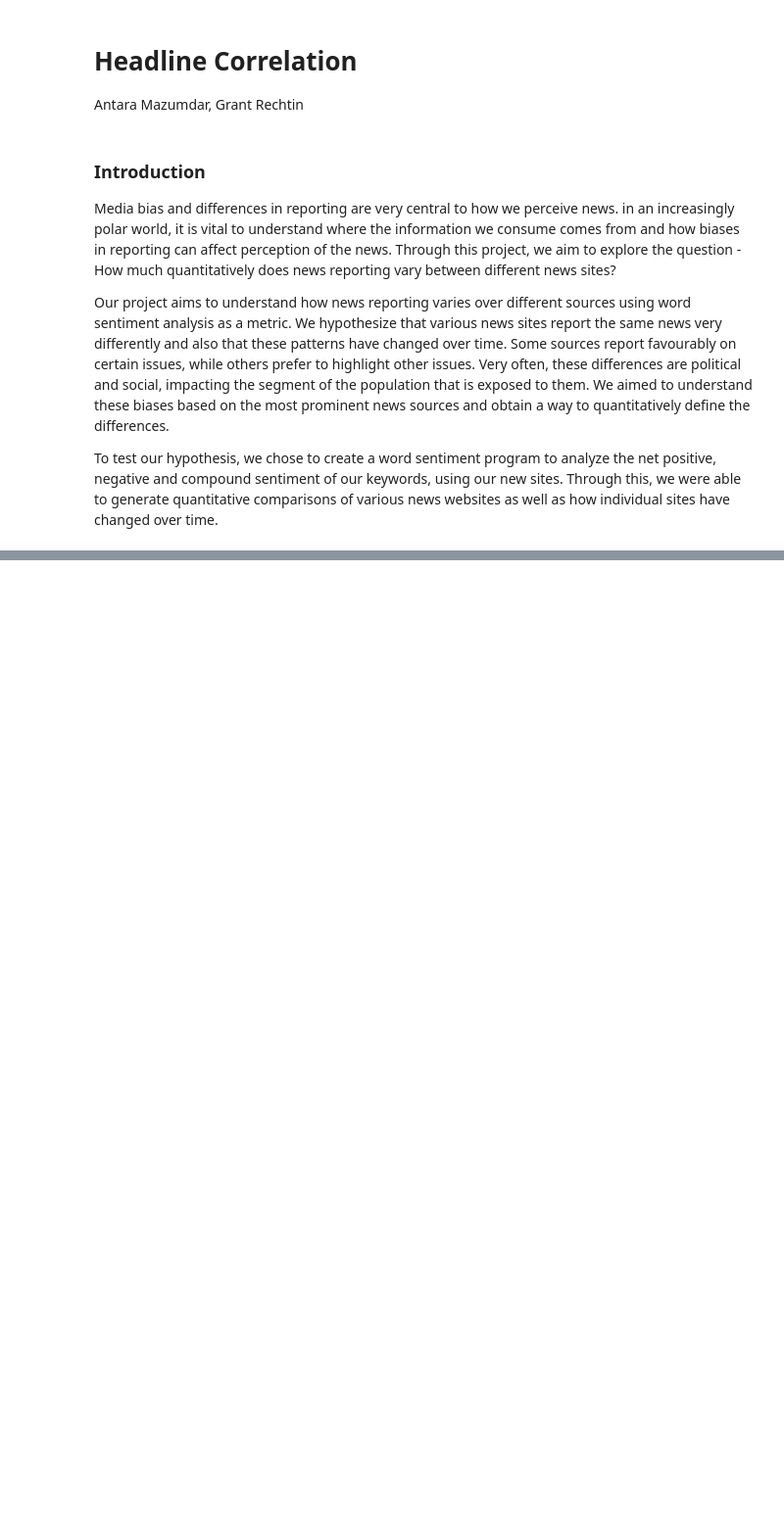
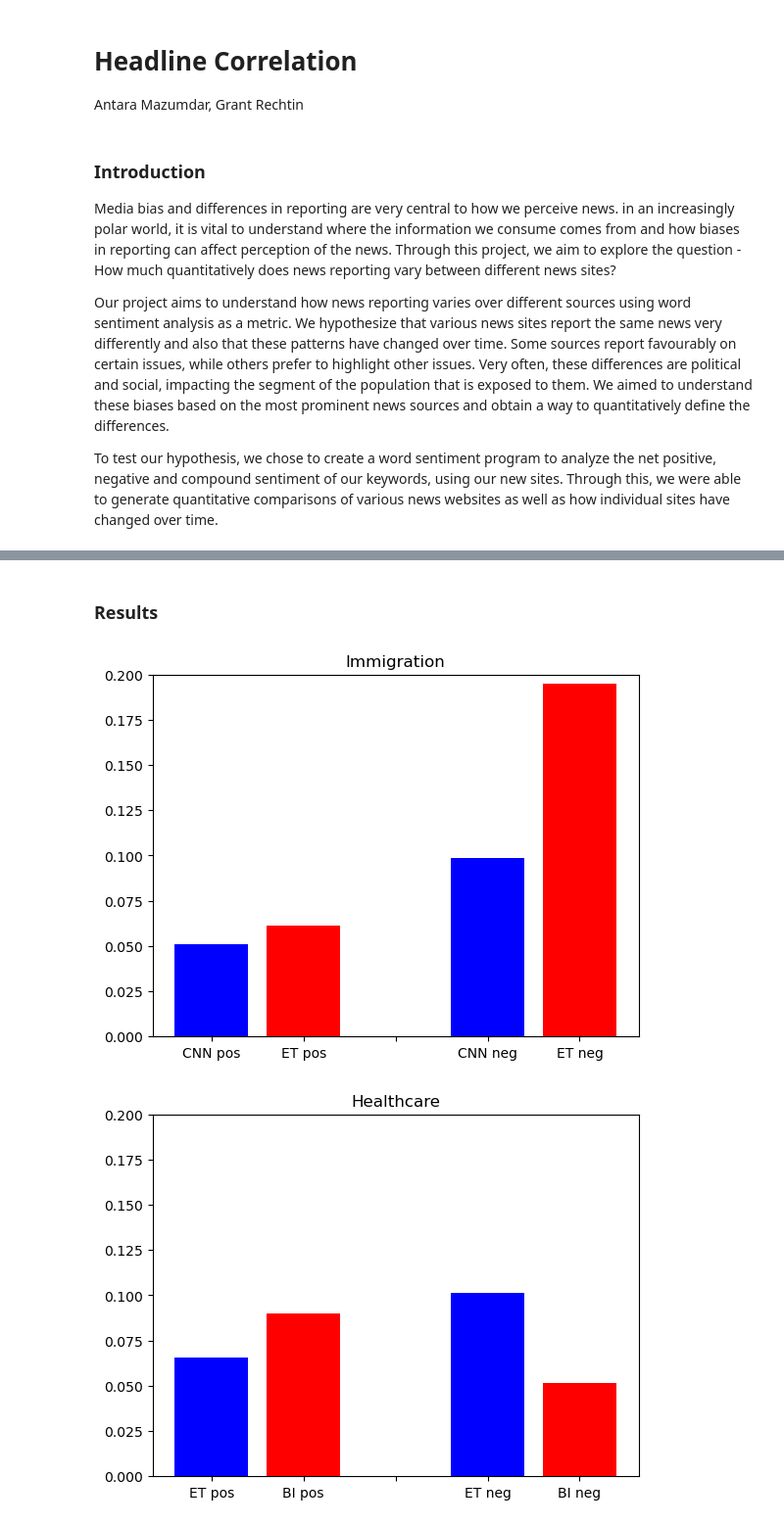
Before and after one commit to olincollege/HeadlineCorrelation, a Jupyter notebook: HeadlineCorrelation.ipynb, the cells around one changed output, grey strips where cells are left out. Shown at 98% size. Cells and saved outputs as stored; diff of their text form; code cells hidden in the pictures; blank space fills up the shorter version.

```diff
--- a/HeadlineCorrelation.ipynb
+++ b/HeadlineCorrelation.ipynb
@@ -35,0 +79,9 @@ In the results, you should show the main summaries or visualizations of your dat
+# %% [markdown]
+### Results
+# %%
+test_functions.plot_sentiment_comparison(issue1_values,'CNN','ET','Immigration')
+test_functions.plot_sentiment_comparison(issue2_values,'ET','BI','Healthcare')
+test_functions.plot_sentiment_comparison(issue3_values,'CNN','NYT','Biden')
+# %% [output]
+[figure, added]
+[figure, added]
```
Also changed, not shown: parts of 10 cells of this notebook, 4 other files.
